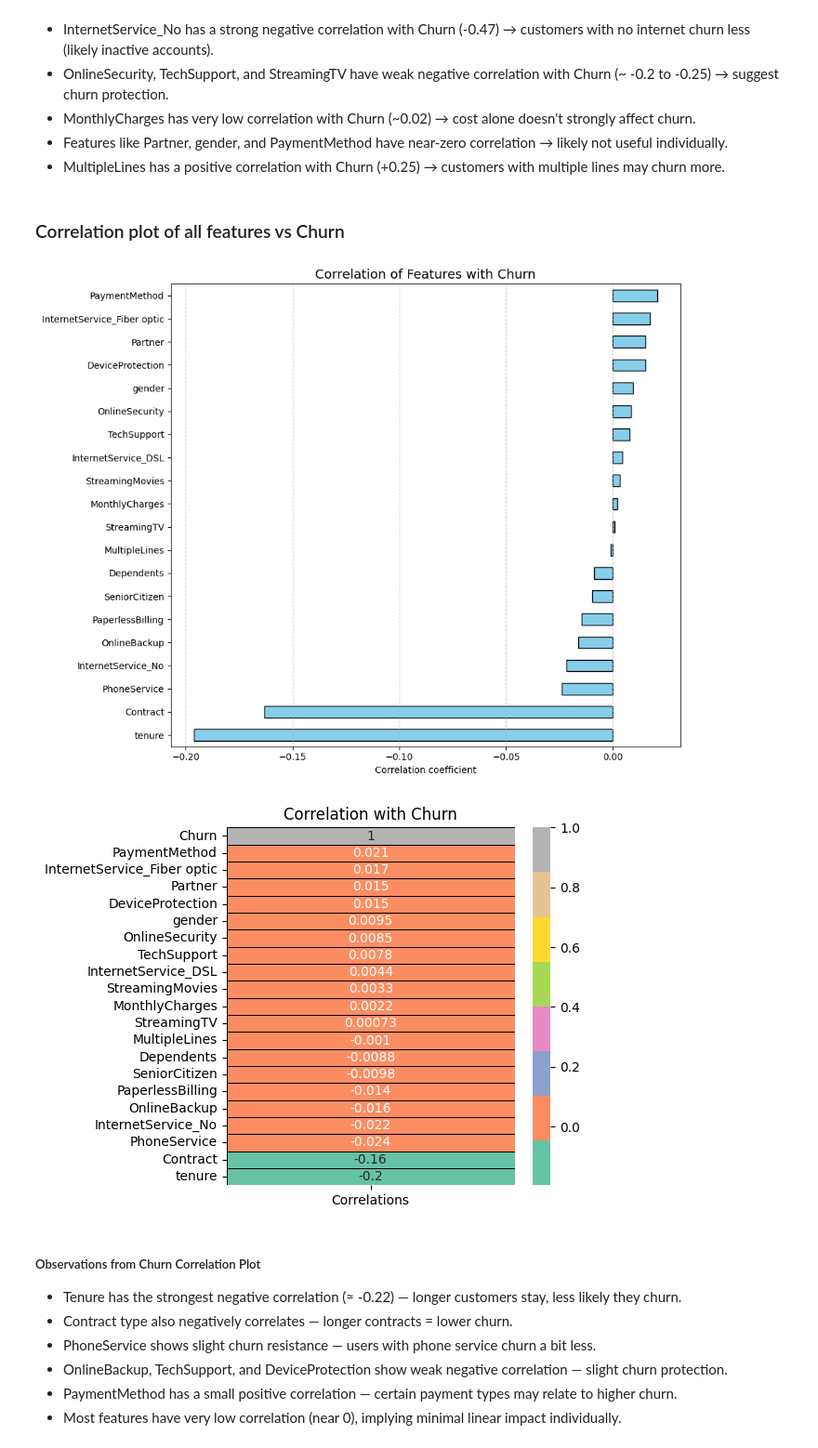
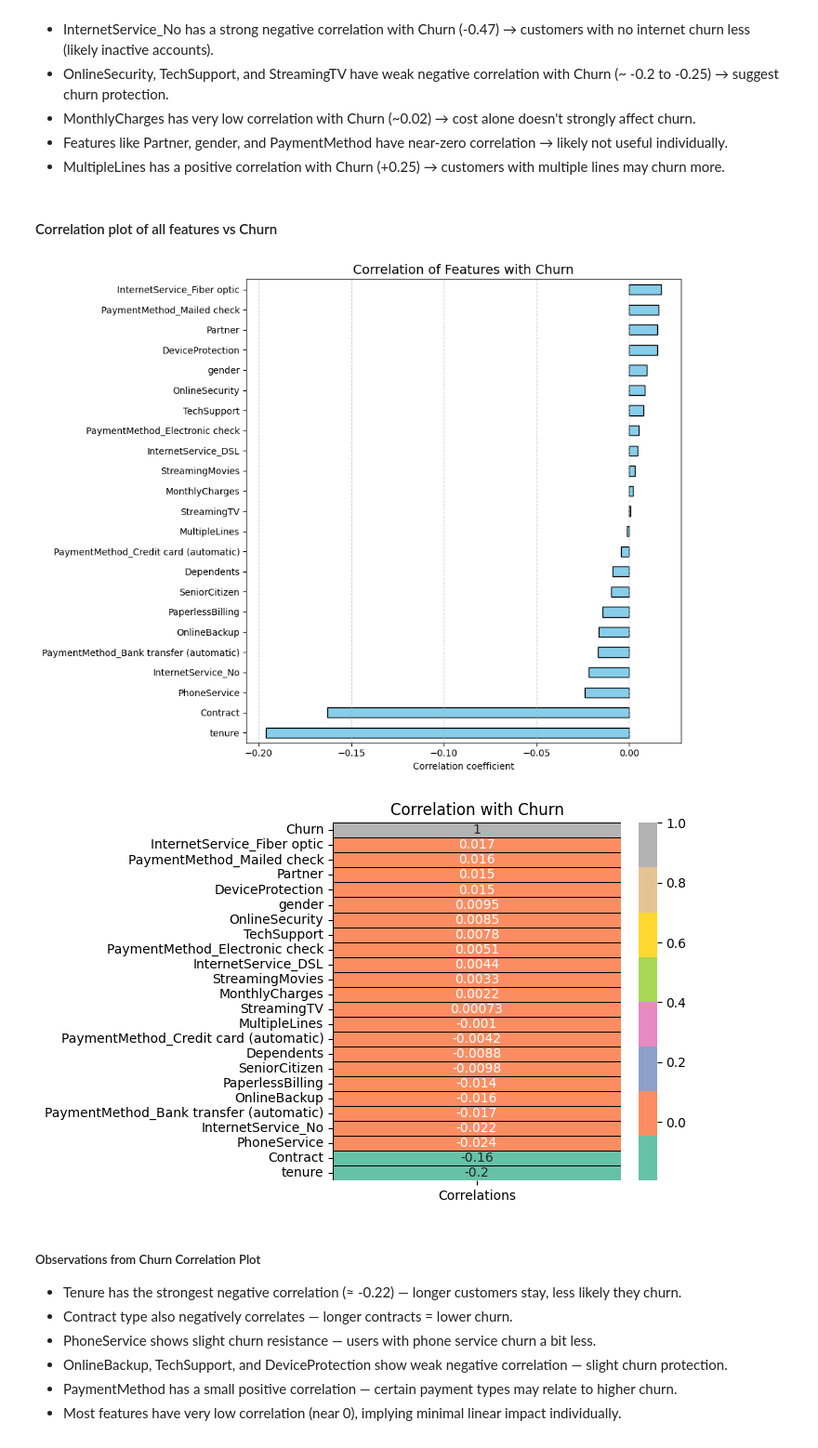
Before and after one commit to Roshani002/SSPL_Practical_Assessment, a Jupyter notebook: main.ipynb, the cells around one changed output. Shown at 93% size. Saved outputs shown, nothing was run; the diff lists cells and outputs as text; code cells hidden in the pictures.

```diff
--- a/main.ipynb
+++ b/main.ipynb
@@ -803,0 +765,3 @@ df1.describe()
+# %%
+df_encoded = pd.read_pickle("processed_data/encoded_data.pkl")
+print("Encoded data loaded")
@@ -852,10 +835,10 @@ plt.show()
 - Features like Partner, gender, and PaymentMethod have near-zero correlation → likely not useful individually.
 - MultipleLines has a positive correlation with Churn (+0.25) → customers with multiple lines may churn more.
 # %% [markdown]
-### Correlation plot of all features vs Churn
+#### Correlation plot of all features vs Churn
 # %%
 # Compute correlation of all features with 'Churn'
-churn_corr = df1.corr()['Churn'].drop('Churn')  # exclude self-correlation
+churn_corr = df_encoded.corr()['Churn'].drop('Churn')  # exclude self-correlation
 
 # Plot as bar chart
 plt.figure(figsize=(10, 8))
@@ -866,19 +849,19 @@ plt.grid(axis='x', linestyle='--', alpha=0.6)
 plt.tight_layout()
 plt.show()
 # %% [output]
-[figure, old version]
+[figure, new version]
 # %%
 # Calculate correlation matrix
-corr = df1.corr()['Churn'].sort_values(ascending=False).to_frame()
+corr = df_encoded.corr()['Churn'].sort_values(ascending=False).to_frame()
 corr.columns = ['Correlations']
 
 # Plot heatmap
 plt.subplots(figsize=(5, 5))
 sns.heatmap(corr, annot=True, cmap=colors, linewidths=0.4, linecolor='black')
 plt.title('Correlation with Churn')
 plt.show()
 # %% [output]
-[figure, old version]
+[figure, new version]
 # %% [markdown]
 ##### Observations from Churn Correlation Plot
 - Tenure has the strongest negative correlation (≈ -0.22) — longer customers stay, less likely they churn.
```
Also changed, not shown: parts of 75 cells of this notebook, 16 other files.
